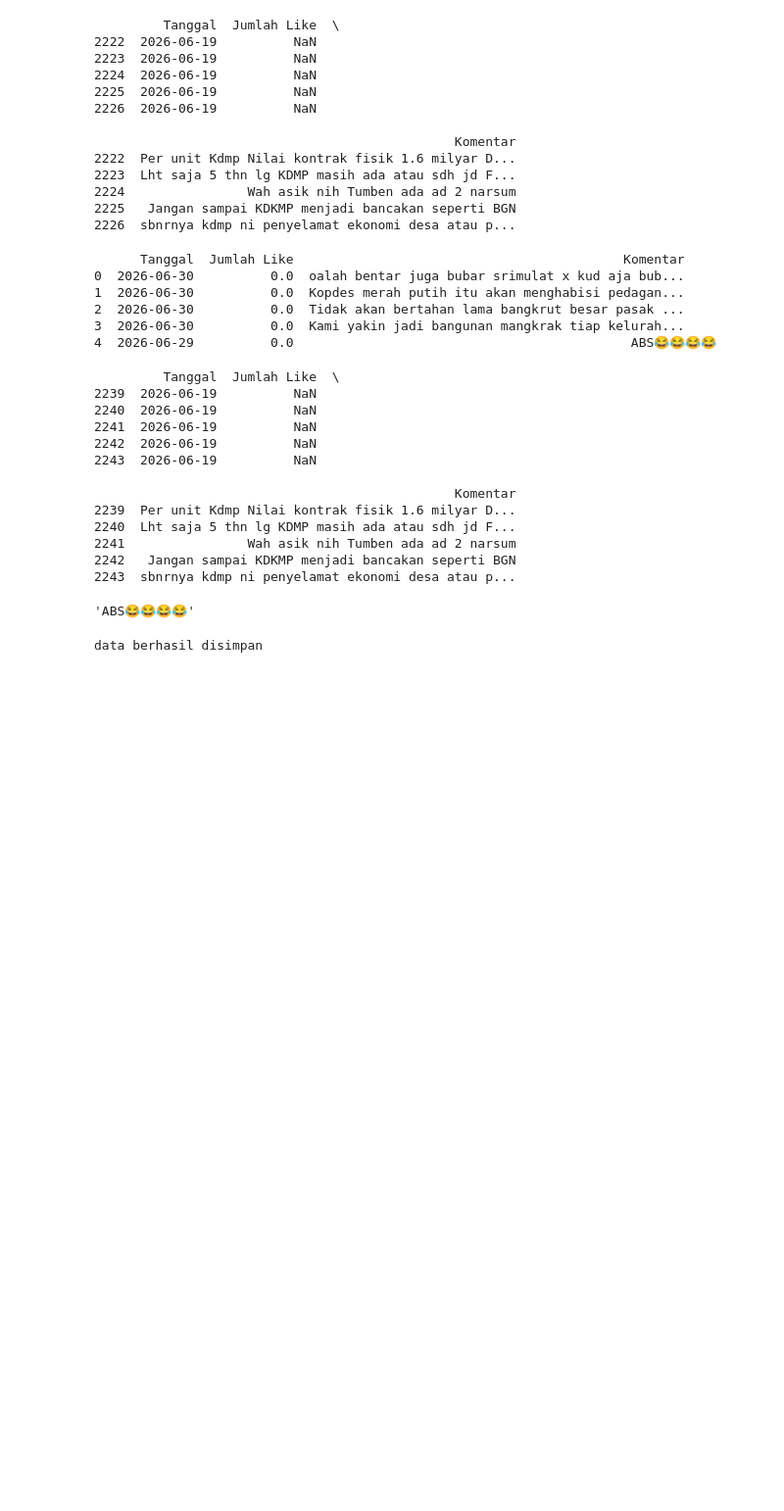
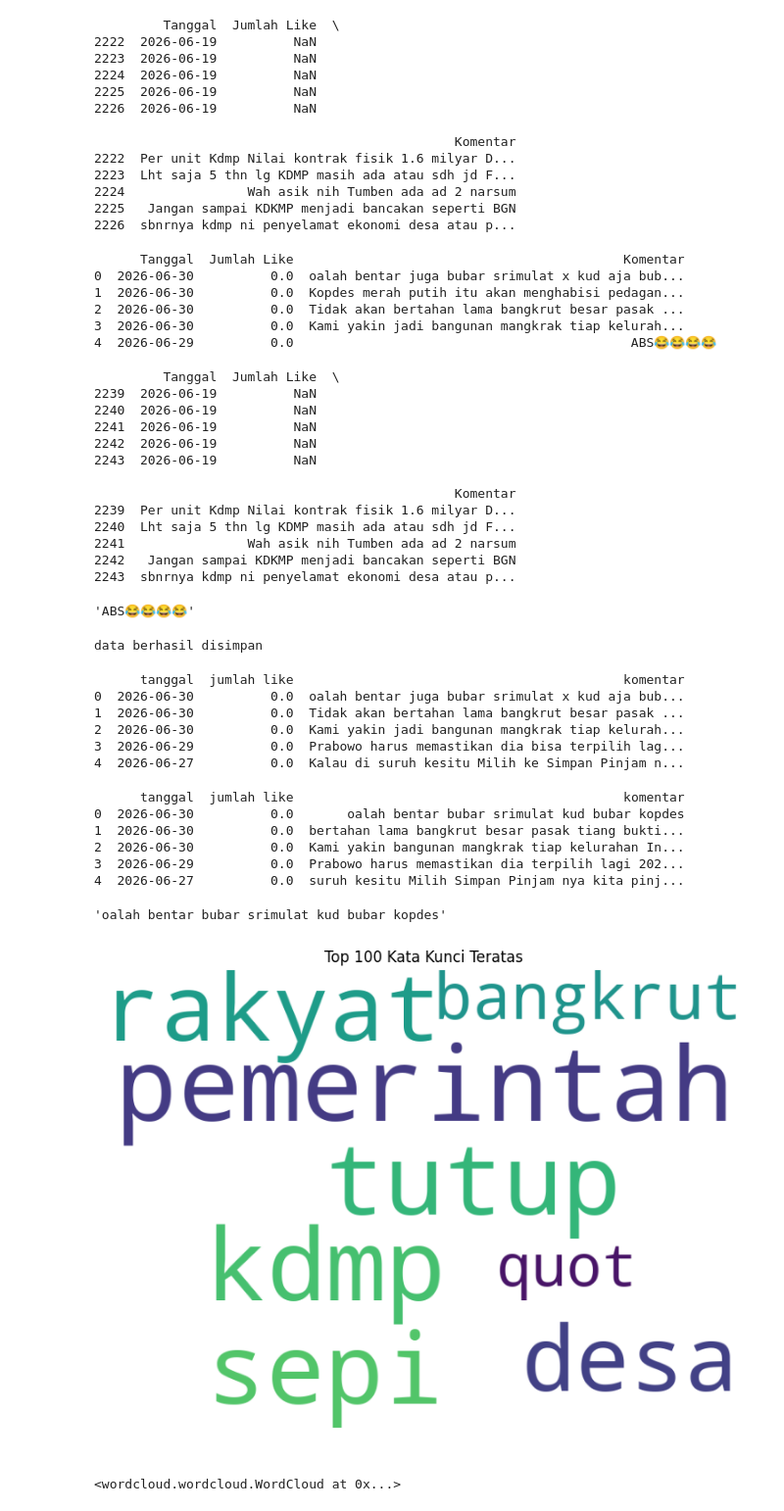
Before and after one commit to asfadani/Data-Science, a Jupyter notebook: Sentimen dan Modeling/eda_prepro_komentar.ipynb, the cells around one changed output. Shown at 98% size. Drawn from its saved outputs; the diff is of its cells as text; code cells hidden in the pictures; blank space fills up the shorter version.

Commit message:
membuat wordcloud

```diff
--- a/Sentimen dan Modeling/eda_prepro_komentar.ipynb
+++ b/Sentimen dan Modeling/eda_prepro_komentar.ipynb
@@ -279,0 +282,2 @@ data berhasil disimpan
+# %%
+buat_wordcloud.columns = buat_wordcloud.columns.str.lower()
@@ -279,0 +290,54 @@ data berhasil disimpan
+# %%
+print(buat_wordcloud.head())
+# %% [output]
+      tanggal  jumlah like                                           komentar
+0  2026-06-30          0.0  oalah bentar juga bubar srimulat x kud aja bub...
+1  2026-06-30          0.0  Tidak akan bertahan lama bangkrut besar pasak ...
+2  2026-06-30          0.0  Kami yakin jadi bangunan mangkrak tiap kelurah...
+3  2026-06-29          0.0  Prabowo harus memastikan dia bisa terpilih lag...
+4  2026-06-27          0.0  Kalau di suruh kesitu Milih ke Simpan Pinjam n...
+# %%
+# Menghapus stop word
+# 1. Gabungan kata dasar tidak bermakna dan slang media sosial
+stopwords_indonesia = [
+    # Stopwords Standar Bahasa Indonesia
+    'yang', 'dan', 'di', 'dari', 'untuk', 'dengan', 'ke', 'seperti', 'oleh', 'pada',
+    'adalah', 'yaitu', 'yakni', 'atau', 'ini', 'itu', 'juga', 'pun', 'ada', 'bisa',
+    'sudah', 'telah', 'akan', 'ingin', 'dapat', 'oleh', 'dalam', 'secara', 'karena',
+    'jika', 'kalau', 'namun', 'tetapi', 'melainkan', 'bahwa', 'saja', 'sangat', 'amat',
+
+    # Slang, Singkatan, & Kata Keterangan (Sering muncul di Media Sosial)
+    'x', 'dsb', 'dll', 'dst', 'yg', 'dgn', 'dr', 'utk', 'ke', 'km', 'lu', 'gw', 'gua',
+    'bgt', 'banget', 'kalo', 'klo', 'tp', 'tapi', 'aja', 'aj', 'dah', 'udah', 'udh',
+    'nih', 'tuh', 'loh', 'kok', 'sih', 'tah', 'ya', 'lah', 'kah', 'deh', 'dong',
+    'pas', 'saat', 'waktu', 'jd', 'jadi', 'krn', 'karna', 'blm', 'belum', 'sdh',
+    'tau', 'tahu', 'taux', 'gk', 'gak', 'ga', 'nggak', 'ngga', 'tdk', 'tidak',
+    'bikin', 'buat', 'pake', 'pakai', 'emang', 'memang', 'cuma', 'hanya', 'doang', 'aplg',
+
+    # Noise tambahan (Bisa disesuaikan dengan konteks videomu)
+    'video', 'konten', 'nonton', 'lihat', 'kak', 'bang', 'mas', 'gan', 'sis', 'bro'
+]
+
+def hapua_stopword(kalimat):
+    if isinstance(kalimat, str):
+        kata_kata = kalimat.split()
+
+        kata_bersih = [kata for kata in kata_kata if kata.lower() not in stopwords_indonesia]
+
+        return " ".join(kata_bersih)
+    return ""
+# %%
+buat_wordcloud['komentar'] = buat_wordcloud['komentar'].apply(hapua_stopword)
+
+print(buat_wordcloud.head())
+# %% [output]
+      tanggal  jumlah like                                           komentar
+0  2026-06-30          0.0       oalah bentar bubar srimulat kud bubar kopdes
+1  2026-06-30          0.0  bertahan lama bangkrut besar pasak tiang bukti...
+2  2026-06-30          0.0  Kami yakin bangunan mangkrak tiap kelurahan In...
+3  2026-06-29          0.0  Prabowo harus memastikan dia terpilih lagi 202...
+4  2026-06-27          0.0  suruh kesitu Milih Simpan Pinjam nya kita pinj...
+# %%
+print(repr(buat_wordcloud['komentar'].iloc[0]))
+# %% [output]
+'oalah bentar bubar srimulat kud bubar kopdes'
@@ -279,0 +347,12 @@ data berhasil disimpan
+# %%
+kalimat_komentar = " ".join(buat_wordcloud['komentar'].dropna().astype(str))
+
+ekstraktor = nlp_rake.Rake(max_words=2, min_freq=5, min_chars=4)
+hasil_insight = ekstraktor.apply(kalimat_komentar)
+
+vis = Visualisasi(data=hasil_insight, batas=100)
+
+vis.wordcloud_maker()
+# %% [output]
+[figure, added]
+<wordcloud.wordcloud.WordCloud at 0x...>
```
Also changed, not shown: parts of 4 cells of this notebook.
